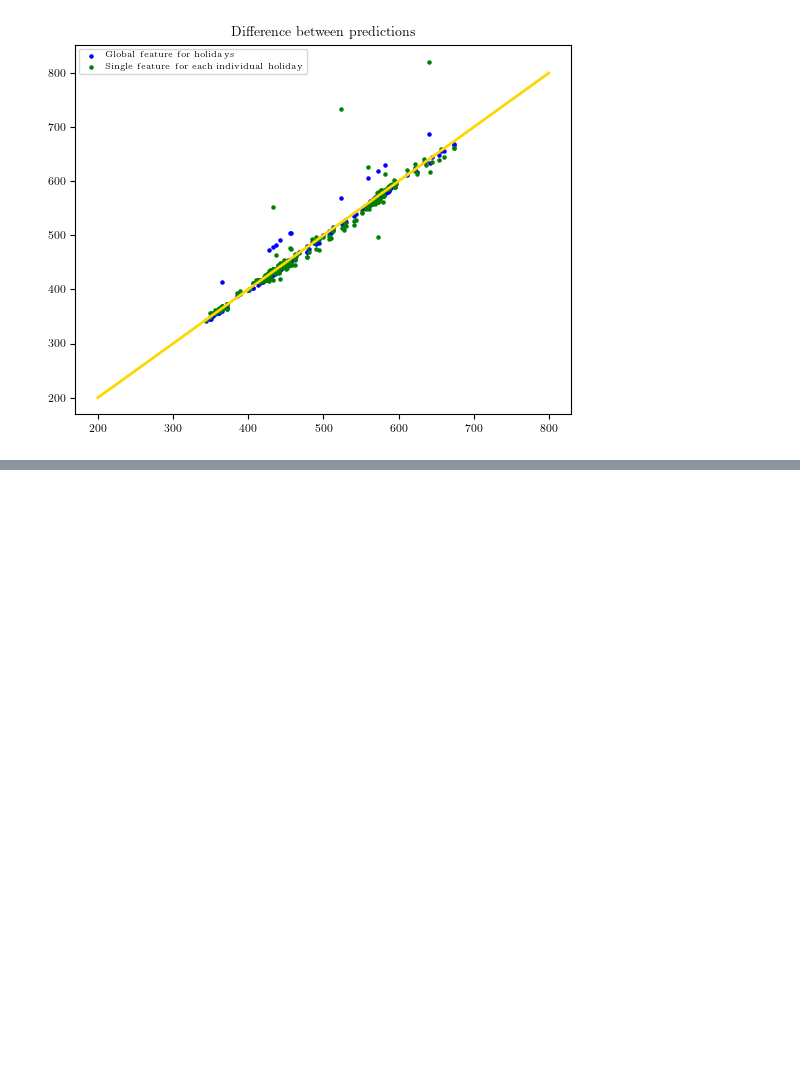
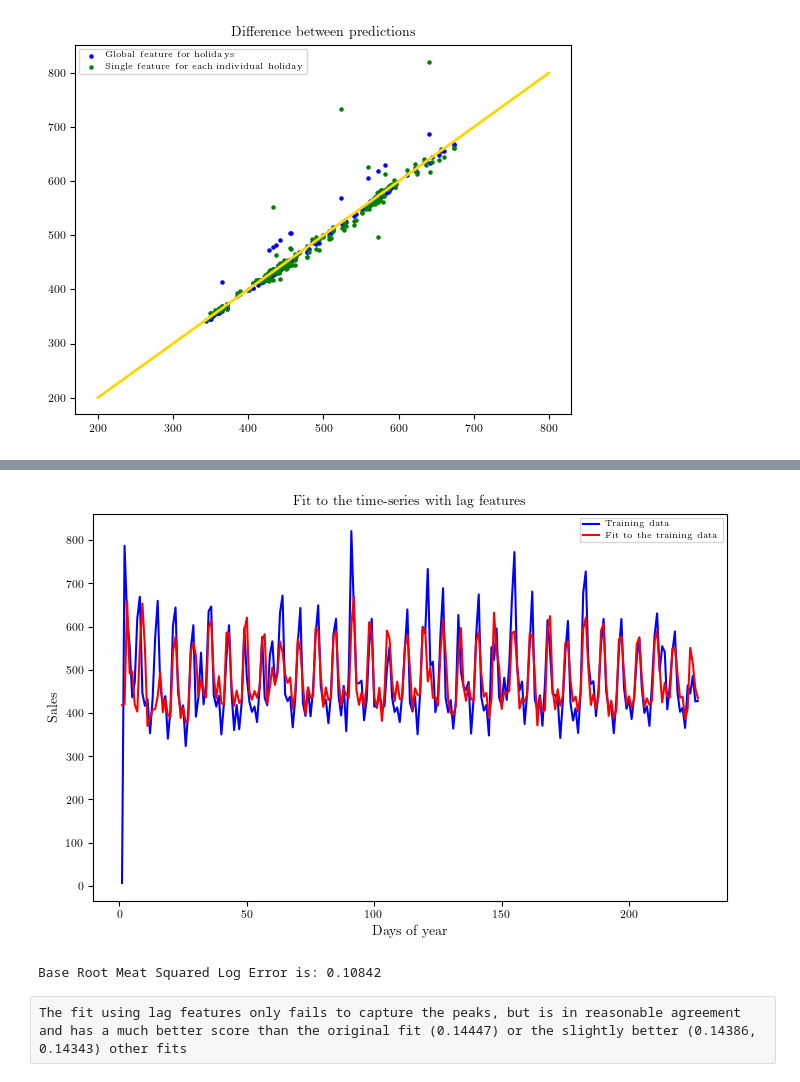
Before and after one commit to bertlem/kaggle-store-sales-ts-forecasting, a Jupyter notebook: data_forecasting_average_sales.ipynb, the cells around one changed output, grey strips where cells are left out. Drawn from its saved outputs; the diff is of its cells as text; code cells hidden in the pictures; blank space fills up the shorter version.

```diff
--- a/data_forecasting_average_sales.ipynb
+++ b/data_forecasting_average_sales.ipynb
@@ -455,0 +571,2 @@ Such a behaviour is not surprising since the analysis is made on average sales w
+# %%
+Xlag_init = average_sales.copy()
@@ -455,0 +580,4 @@ Such a behaviour is not surprising since the analysis is made on average sales w
+# %%
+create_lag_features(Xlag_init, 'sales', lag_list)
+Xlag = Xlag_init.drop(columns=['sales', 'onpromotion', 'day', 'week', 'year', 'dayofmonth'])
+Xlag
@@ -455,0 +599,17 @@ Such a behaviour is not surprising since the analysis is made on average sales w
+# %%
+model_lag = LinearRegression().fit(Xlag,y)
+y_pred_lag = pd.Series(
+    model_lag.predict(Xlag),
+    index = Xlag.index,
+)
+# %%
+plot_ts_fit(average_sales, y_pred_lag, 'Days of year', 'Sales', \
+            'Fit to the time-series with lag features', path_plots, 'forecasting_lag_features_fit.pdf', cm)
+# %% [output]
+[figure, added]
+# %%
+ts_cv_score(Xlag , y, 5, 1000, False, path_plots, cm)
+# %% [output]
+Base Root Meat Squared Log Error is: 0.10842
+# %% [raw]
+The fit using lag features only fails to capture the peaks, but is in reasonable agreement and has a much better score than the original fit (0.14447) or the slightly better (0.14386, 0.14343) other fits
```
Also changed, not shown: parts of 39 cells of this notebook, 4 other files.
